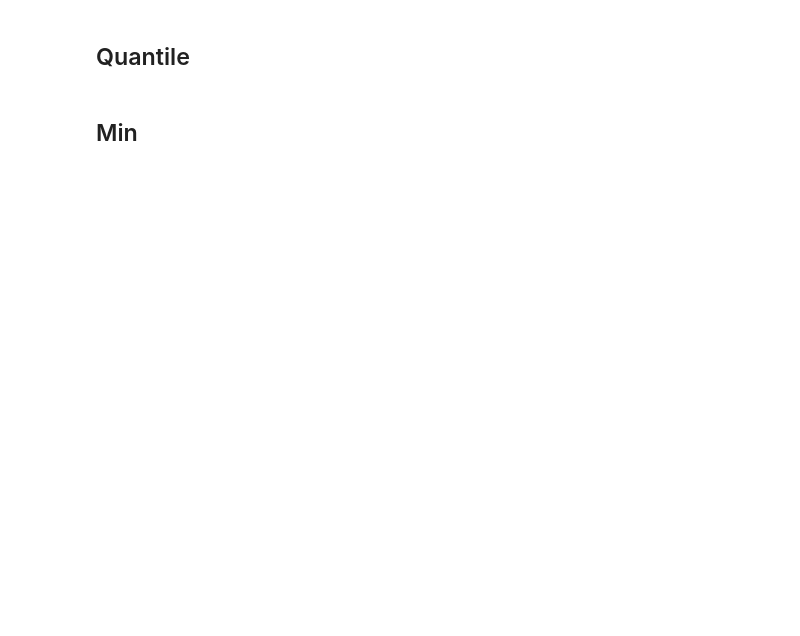
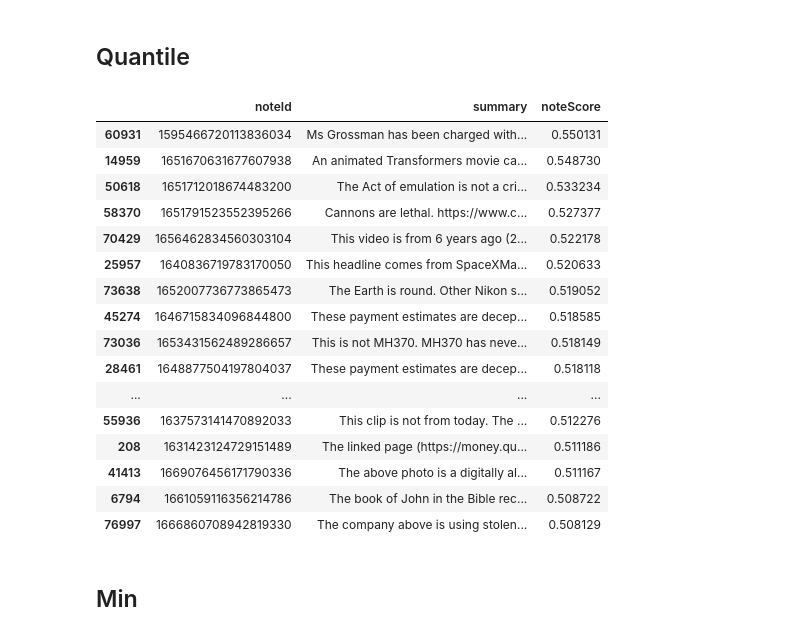
Before and after one commit to smilli/voting, a Jupyter notebook: community_notes.ipynb, the cells around one changed output. Cells and saved outputs as stored; diff of their text form; code cells hidden in the pictures; blank space fills up the shorter version.

```diff
--- a/community_notes.ipynb
+++ b/community_notes.ipynb
@@ -116,8 +167,26 @@ quantile_scores = mf_model.get_vote_scores(quantile)
 # %%
 note_results = pd.DataFrame({'noteId': note_ids, 'noteScore': quantile_scores})
 scored_notes = filtered_notes.merge(note_results, on='noteId')
 scored_notes = scored_notes.sort_values(by='noteScore', ascending=False)
-scored_notes[['noteId', 'summary', 'noteScore']]
+scored_notes.head(20)[['noteId', 'summary', 'noteScore']]
+# %% [output]
+|  | noteId | summary | noteScore |
+| 60931 | 1595466720113836034 | Ms Grossman has been charged with... | 0.550131 |
+| 14959 | 1651670631677607938 | An animated Transformers movie ca... | 0.548730 |
+| 50618 | 1651712018674483200 | The Act of emulation is not a cri... | 0.533234 |
+| 58370 | 1651791523552395266 | Cannons are lethal. https://www.c... | 0.527377 |
+| 70429 | 1656462834560303104 | This video is from 6 years ago (2... | 0.522178 |
+| 25957 | 1640836719783170050 | This headline comes from SpaceXMa... | 0.520633 |
+| 73638 | 1652007736773865473 | The Earth is round. Other Nikon s... | 0.519052 |
+| 45274 | 1646715834096844800 | These payment estimates are decep... | 0.518585 |
+| 73036 | 1653431562489286657 | This is not MH370. MH370 has neve... | 0.518149 |
+| 28461 | 1648877504197804037 | These payment estimates are decep... | 0.518118 |
+| ... | ... | ... | ... |
+| 55936 | 1637573141470892033 | This clip is not from today. The ... | 0.512276 |
+| 208 | 1631423124729151489 | The linked page (https://money.qu... | 0.511186 |
+| 41413 | 1669076456171790336 | The above photo is a digitally al... | 0.511167 |
+| 6794 | 1661059116356214786 | The book of John in the Bible rec... | 0.508722 |
+| 76997 | 1666860708942819330 | The company above is using stolen... | 0.508129 |
 # %% [markdown]
 ## Min
 # %%
```
Also changed, not shown: parts of 12 cells of this notebook, 1 other file.
